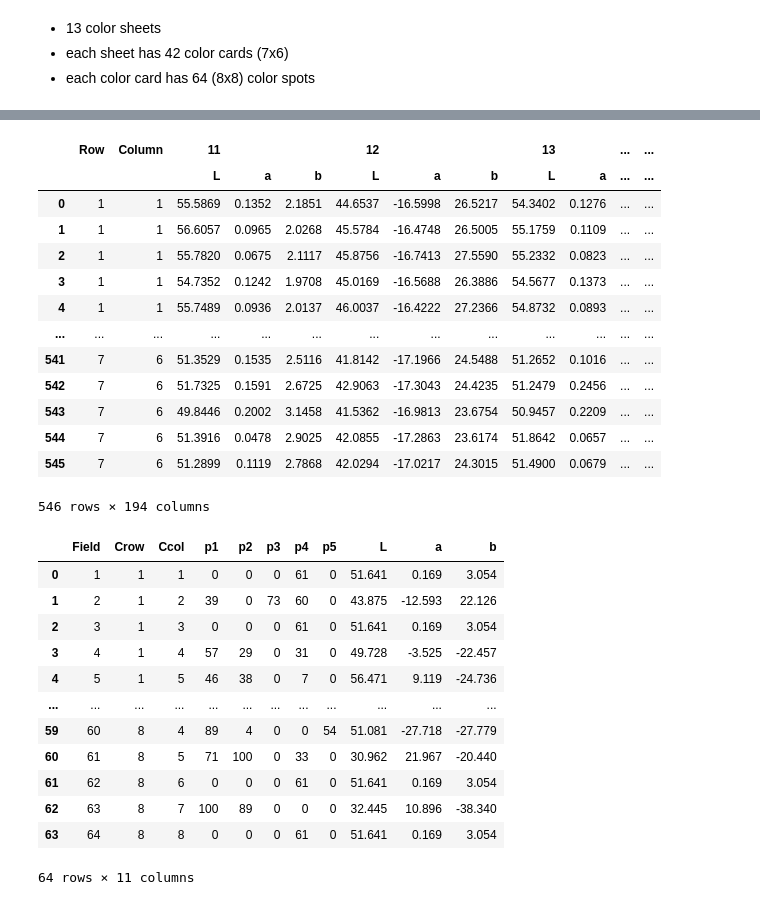
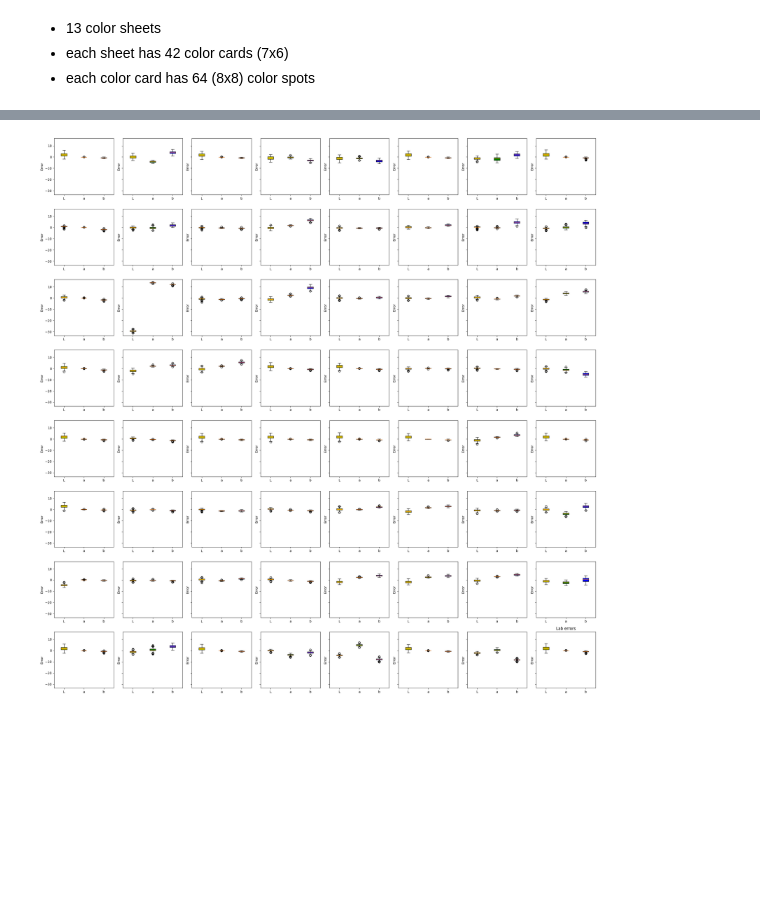
Before and after one commit to tkBischoff/DataViz, a Jupyter notebook: initial_exploration_tim.ipynb, the cells around one changed output, grey strips where cells are left out. Cells and saved outputs as stored; diff of their text form; code cells hidden in the pictures; blank space fills up the shorter version.

Commit message:
Created boxplots for the errors of all spots

```diff
--- a/initial_exploration_tim.ipynb
+++ b/initial_exploration_tim.ipynb
@@ -5,6 +15,6 @@ import matplotlib.pyplot as plt
 # %%
-measurments = pd.read_csv("LabMeasurements-Color-Card.csv", decimal=',', sep=';')
-master_colors = pd.read_csv("MasterColorCard.csv", decimal=',', sep=';')
+measurments = pd.read_csv("data/LabMeasurements-Color-Card.csv", decimal=',', sep=';')
+master_colors = pd.read_csv("data/MasterColorCard.csv", decimal=',', sep=';')
 
 # make multilevel index for measurments columns
 row = measurments['Row']
@@ -58,33 +36,43 @@ plt.tight_layout()
-# %%
-measurments
-# %% [output]
-|  | Row | Column | 11 |  |  | 12 |  |  | 13 |  | ... | ... |
-|  |  |  | L | a | b | L | a | b | L | a | ... | ... |
-| 0 | 1 | 1 | 55.5869 | 0.1352 | 2.1851 | 44.6537 | -16.5998 | 26.5217 | 54.3402 | 0.1276 | ... | ... |
-| 1 | 1 | 1 | 56.6057 | 0.0965 | 2.0268 | 45.5784 | -16.4748 | 26.5005 | 55.1759 | 0.1109 | ... | ... |
-| 2 | 1 | 1 | 55.7820 | 0.0675 | 2.1117 | 45.8756 | -16.7413 | 27.5590 | 55.2332 | 0.0823 | ... | ... |
-| 3 | 1 | 1 | 54.7352 | 0.1242 | 1.9708 | 45.0169 | -16.5688 | 26.3886 | 54.5677 | 0.1373 | ... | ... |
-| 4 | 1 | 1 | 55.7489 | 0.0936 | 2.0137 | 46.0037 | -16.4222 | 27.2366 | 54.8732 | 0.0893 | ... | ... |
-| ... | ... | ... | ... | ... | ... | ... | ... | ... | ... | ... | ... | ... |
-| 541 | 7 | 6 | 51.3529 | 0.1535 | 2.5116 | 41.8142 | -17.1966 | 24.5488 | 51.2652 | 0.1016 | ... | ... |
-| 542 | 7 | 6 | 51.7325 | 0.1591 | 2.6725 | 42.9063 | -17.3043 | 24.4235 | 51.2479 | 0.2456 | ... | ... |
-| 543 | 7 | 6 | 49.8446 | 0.2002 | 3.1458 | 41.5362 | -16.9813 | 23.6754 | 50.9457 | 0.2209 | ... | ... |
-| 544 | 7 | 6 | 51.3916 | 0.0478 | 2.9025 | 42.0855 | -17.2863 | 23.6174 | 51.8642 | 0.0657 | ... | ... |
-| 545 | 7 | 6 | 51.2899 | 0.1119 | 2.7868 | 42.0294 | -17.0217 | 24.3015 | 51.4900 | 0.0679 | ... | ... |
-546 rows × 194 columns
-# %%
-master_colors
-# %% [output]
-|  | Field | Crow | Ccol | p1 | p2 | p3 | p4 | p5 | L | a | b |
-| 0 | 1 | 1 | 1 | 0 | 0 | 0 | 61 | 0 | 51.641 | 0.169 | 3.054 |
-| 1 | 2 | 1 | 2 | 39 | 0 | 73 | 60 | 0 | 43.875 | -12.593 | 22.126 |
-| 2 | 3 | 1 | 3 | 0 | 0 | 0 | 61 | 0 | 51.641 | 0.169 | 3.054 |
-| 3 | 4 | 1 | 4 | 57 | 29 | 0 | 31 | 0 | 49.728 | -3.525 | -22.457 |
-| 4 | 5 | 1 | 5 | 46 | 38 | 0 | 7 | 0 | 56.471 | 9.119 | -24.736 |
-| ... | ... | ... | ... | ... | ... | ... | ... | ... | ... | ... | ... |
-| 59 | 60 | 8 | 4 | 89 | 4 | 0 | 0 | 54 | 51.081 | -27.718 | -27.779 |
-| 60 | 61 | 8 | 5 | 71 | 100 | 0 | 33 | 0 | 30.962 | 21.967 | -20.440 |
-| 61 | 62 | 8 | 6 | 0 | 0 | 0 | 61 | 0 | 51.641 | 0.169 | 3.054 |
-| 62 | 63 | 8 | 7 | 100 | 89 | 0 | 0 | 0 | 32.445 | 10.896 | -38.340 |
-| 63 | 64 | 8 | 8 | 0 | 0 | 0 | 61 | 0 | 51.641 | 0.169 | 3.054 |
-64 rows × 11 columns
+# %%
+# compute errors
+errors = copy(measurments)
+for row in range(1,9):
+    for col in range(1,9):
+        spot = row*10+col
+
+        master_L = master_colors.loc[row, col]['L']
+        master_a = master_colors.loc[row, col]['a']
+        master_b = master_colors.loc[row, col]['b']
+
+        errors.loc[:, (spot, 'L')] = errors.loc[:, (spot, 'L')] - master_L
+        errors.loc[:, (spot, 'a')] = errors.loc[:, (spot, 'a')] - master_a
+        errors.loc[:, (spot, 'b')] = errors.loc[:, (spot, 'b')] - master_b
+# %%
+fig, axes = plt.subplots(8,8, figsize=(24,24), sharey=True)
+
+for row in range(1,9):
+    for col in range(1,9):
+        spot = row*10+col
+        L = errors[spot]['L'].values
+        a = errors[spot]['a'].values
+        b = errors[spot]['b'].values
+
+        ax = axes[row-1, col-1]
+        bplt = ax.boxplot([L,a,b], patch_artist=True)
+
+        # add colors
+        colors = ['y', 'g', 'b']
+        for patch, color in zip(bplt['boxes'], colors):
+            patch.set_facecolor(color)
+
+        # format plot
+        ax.set_xticks([1,2,3], ['L', 'a', 'b'])
+        ax.set_ylabel('Error')
+        ax.set_title(f"Spot {spot}")
+
+        #ax.set_ylim([-10.5, 7.7])
+
+plt.title('Lab errors')
+plt.tight_layout()
+# %% [output]
+[figure, added]
```
Also changed, not shown: parts of 5 cells of this notebook.
